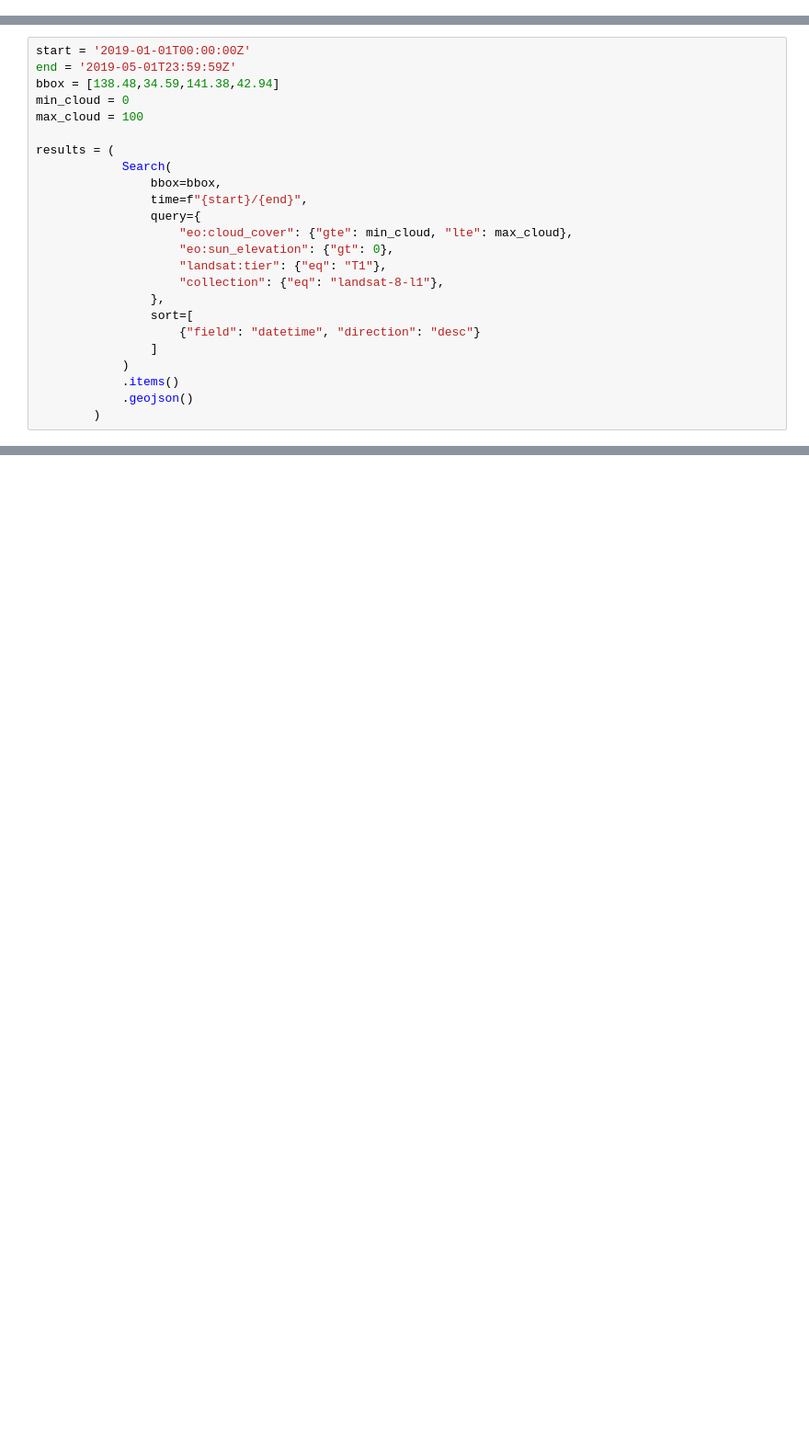
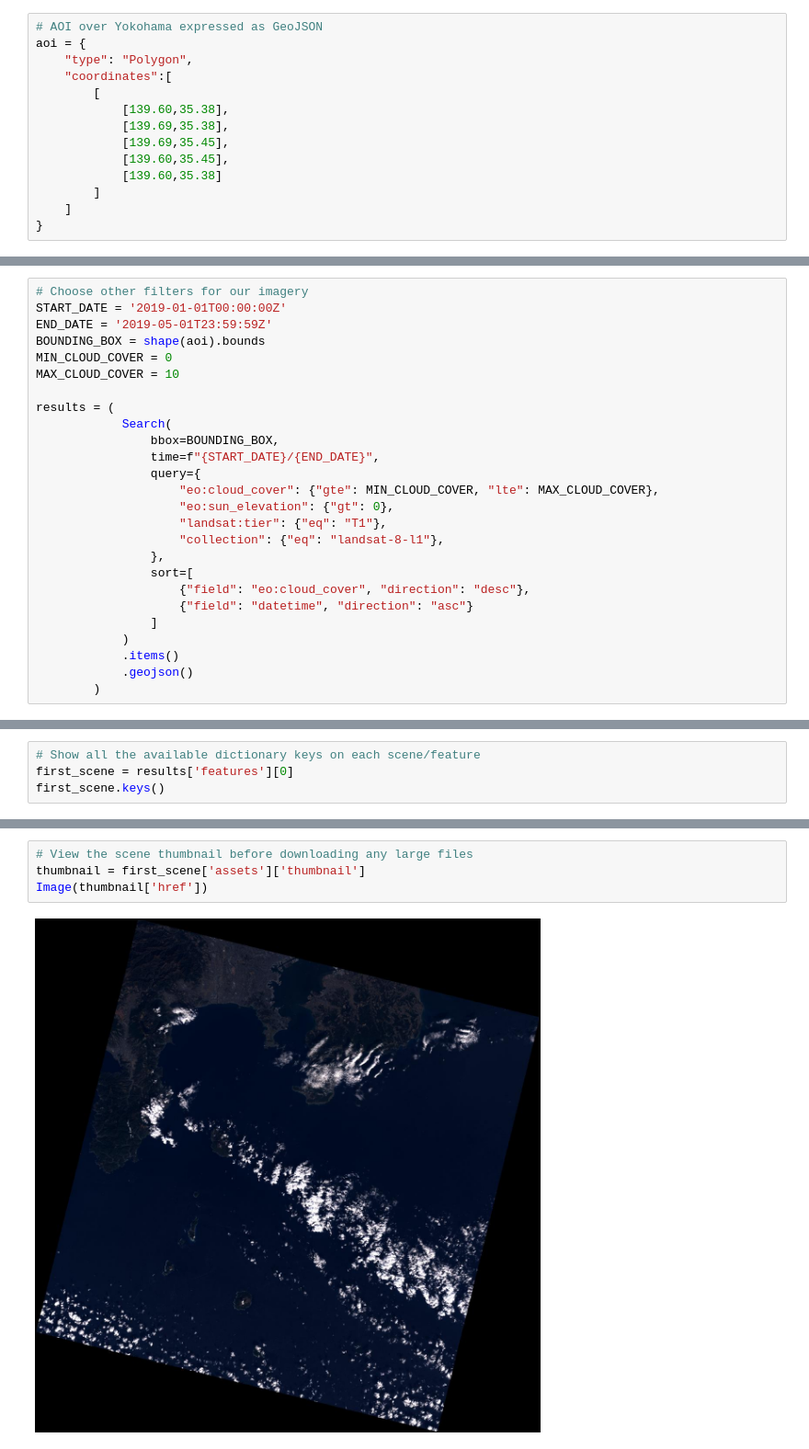
Before and after one commit to developmentseed/igarss-2019-workshops, a Jupyter notebook: IGARSS_Industry_Workshop.ipynb, the cells around one changed output, grey strips where cells are left out. Shown: that part at 92% size. Saved outputs shown, nothing was run; the diff lists cells and outputs as text; blank space fills up the shorter version.

```diff
--- a/IGARSS_Industry_Workshop.ipynb
+++ b/IGARSS_Industry_Workshop.ipynb
@@ -43,0 +24,14 @@ aoi = {
+# %%
+# AOI over Yokohama expressed as GeoJSON
+aoi = {
+    "type": "Polygon",
+    "coordinates":[
+        [
+            [139.60,35.38],
+            [139.69,35.38],
+            [139.69,35.45],
+            [139.60,35.45],
+            [139.60,35.38]
+        ]
+    ]
+}
@@ -44,22 +48,24 @@ aoi = {
 # %%
-start = '2019-01-01T00:00:00Z'
-end = '2019-05-01T23:59:59Z'
-bbox = [138.48,34.59,141.38,42.94]
-min_cloud = 0
-max_cloud = 100
+# Choose other filters for our imagery
+START_DATE = '2019-01-01T00:00:00Z'
+END_DATE = '2019-05-01T23:59:59Z'
+BOUNDING_BOX = shape(aoi).bounds
+MIN_CLOUD_COVER = 0
+MAX_CLOUD_COVER = 10
 
 results = (
             Search(
-                bbox=bbox,
-                time=f"{start}/{end}",
+                bbox=BOUNDING_BOX,
+                time=f"{START_DATE}/{END_DATE}",
                 query={
-                    "eo:cloud_cover": {"gte": min_cloud, "lte": max_cloud},
+                    "eo:cloud_cover": {"gte": MIN_CLOUD_COVER, "lte": MAX_CLOUD_COVER},
                     "eo:sun_elevation": {"gt": 0},
                     "landsat:tier": {"eq": "T1"},
                     "collection": {"eq": "landsat-8-l1"},
                 },
                 sort=[
-                    {"field": "datetime", "direction": "desc"}
+                    {"field": "eo:cloud_cover", "direction": "desc"},
+                    {"field": "datetime", "direction": "asc"}
                 ]
             )
             .items()
@@ -105,0 +84,4 @@ results['features'][0]
+# %%
+# Show all the available dictionary keys on each scene/feature
+first_scene = results['features'][0]
+first_scene.keys()
@@ -105,0 +135,6 @@ results['features'][0]
+# %%
+# View the scene thumbnail before downloading any large files
+thumbnail = first_scene['assets']['thumbnail']
+Image(thumbnail['href'])
+# %% [output]
+[figure, added]
```
Also changed, not shown: parts of 21 cells of this notebook, 1 other file.
